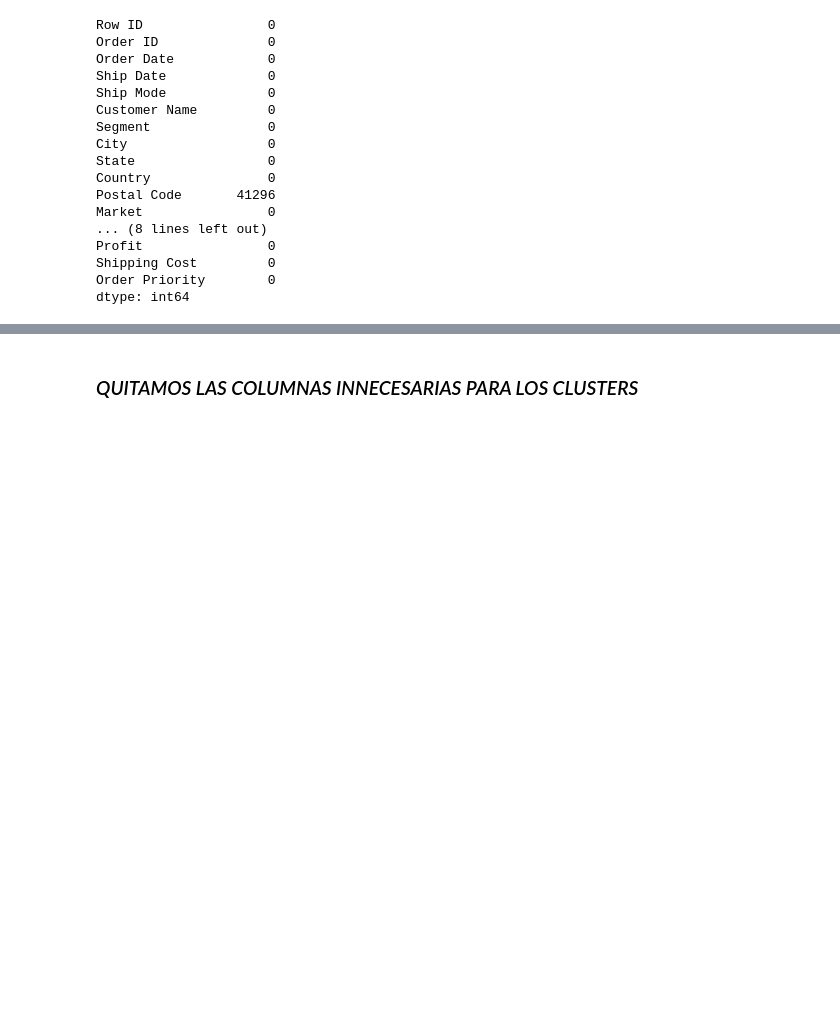
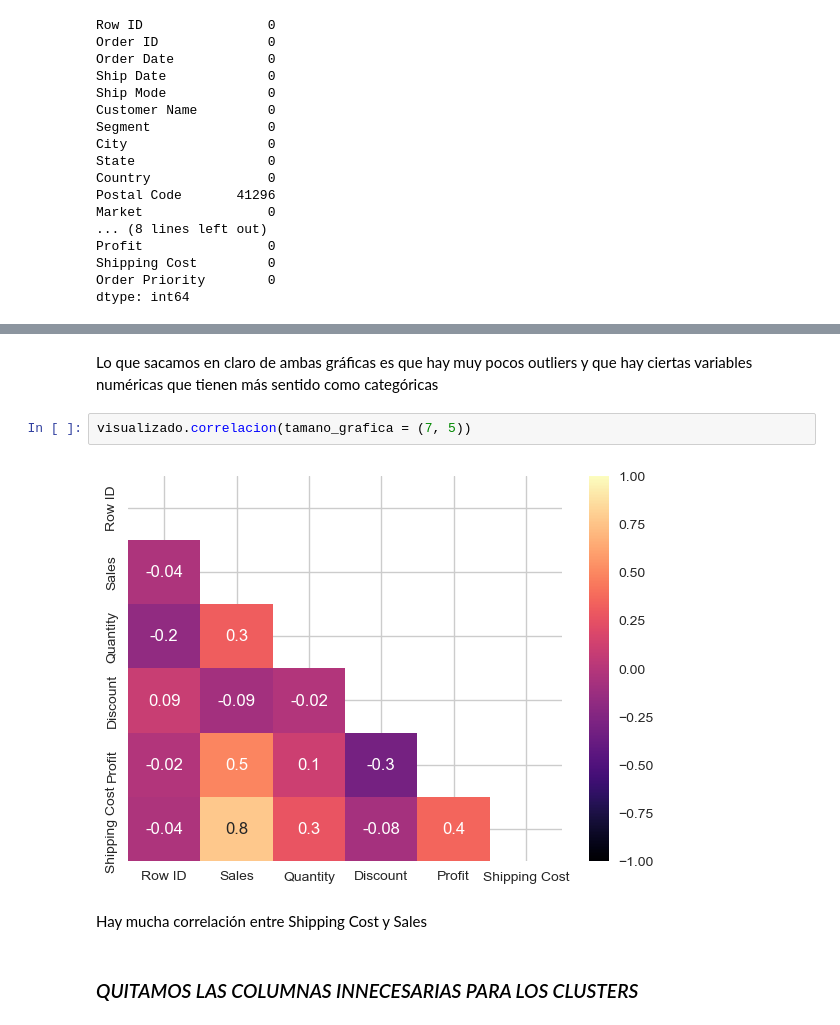
Before and after one commit to jgilsu11/Proyecto9-Clustering, a Jupyter notebook: Notebooks/clusterizacion.ipynb, the cells around one changed output, grey strips where cells are left out. Saved outputs shown, nothing was run; the diff lists cells and outputs as text; blank space fills up the shorter version.

```diff
--- a/Notebooks/clusterizacion.ipynb
+++ b/Notebooks/clusterizacion.ipynb
@@ -178,3 +195,11 @@ dtype: int64
+# %% [markdown]
+Lo que sacamos en claro de ambas gráficas es que hay muy pocos outliers y que hay ciertas variables numéricas que tienen más sentido como categóricas
+# %%
+visualizado.correlacion(tamano_grafica = (7, 5))
+# %% [output]
+[figure, added]
+# %% [markdown]
+Hay mucha correlación entre Shipping Cost y Sales
 # %% [markdown]
 ### *QUITAMOS LAS COLUMNAS INNECESARIAS PARA LOS CLUSTERS*
 # %%
```
Also changed, not shown: parts of 42 cells of this notebook, 1 other file.
